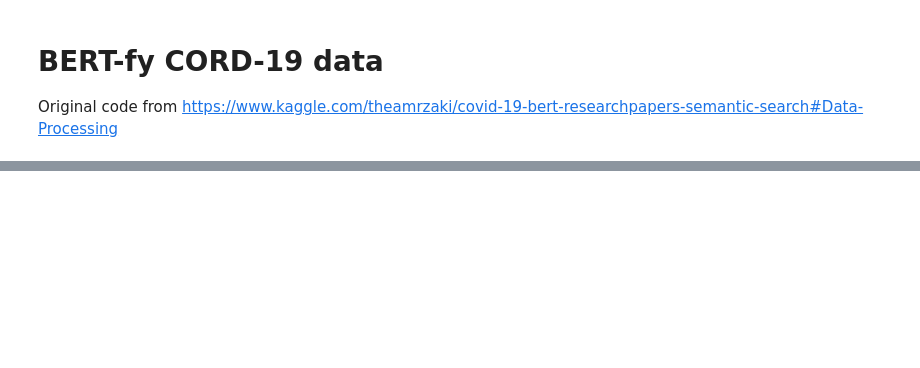
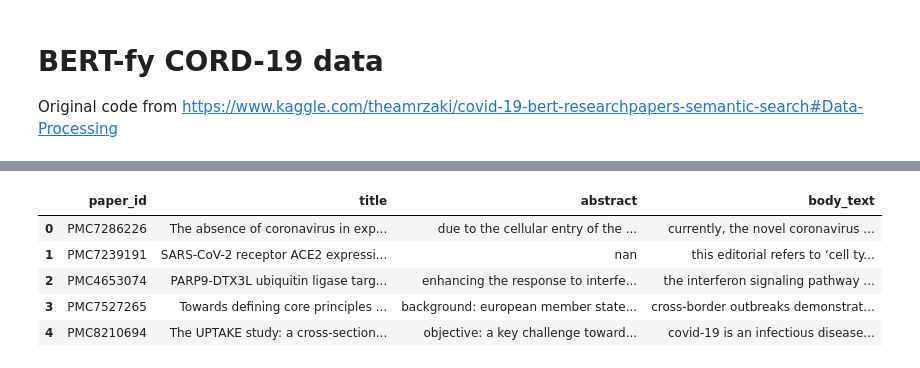
Before and after one commit to ShutDownMan/CovidMap, a Jupyter notebook: notebooks/BERT-fy.ipynb, the cells around one changed output, grey strips where cells are left out. Drawn from its saved outputs; the diff is of its cells as text; code cells hidden in the pictures; blank space fills up the shorter version.

```diff
--- a/notebooks/BERT-fy.ipynb
+++ b/notebooks/BERT-fy.ipynb
@@ -188,30 +213,37 @@ saveProgress()
 # %%
 from dask import dataframe as dd
 import re
 
 
 def lower_case(input_str):
     input_str = input_str.lower()
     return input_str
 
 
 df_covid = dd.read_csv(f'{data_path}/df_covid.csv')
 
 df_covid['title'] = df_covid['title'].astype(str)
 df_covid['body_text'] = df_covid['body_text'].astype(str)
 df_covid['abstract'] = df_covid['abstract'].astype(str)
 
-df_covid['abstract'] = df_covid['abstract'].apply(
-    lambda x: re.sub('[^a-zA-z0-9\s]', '', x), meta=('abstract', 'str'))
-df_covid['body_text'] = df_covid['body_text'].apply(
-    lambda x: re.sub('[^a-zA-z0-9\s]', '', x), meta=('body_text', 'str'))
+# df_covid['abstract'] = df_covid['abstract'].apply(
+#     lambda x: re.sub('[^a-zA-z0-9\s<>]', '', x), meta=('abstract', 'str'))
+# df_covid['body_text'] = df_covid['body_text'].apply(
+#     lambda x: re.sub('[^a-zA-z0-9\s<>]', '', x), meta=('body_text', 'str'))
 
 df_covid['abstract'] = df_covid['abstract'].apply(
     lambda x: lower_case(x), meta=('abstract', 'str'))
 df_covid['body_text'] = df_covid['body_text'].apply(
     lambda x: lower_case(x), meta=('body_text', 'str'))
 
 df_covid.head()
+# %% [output]
+|  | paper_id | title | abstract | body_text |
+| 0 | PMC7286226 | The absence of coronavirus in exp... | due to the cellular entry of the ... | currently, the novel coronavirus ... |
+| 1 | PMC7239191 | SARS-CoV-2 receptor ACE2 expressi... | nan | this editorial refers to ‘cell ty... |
+| 2 | PMC4653074 | PARP9-DTX3L ubiquitin ligase targ... | enhancing the response to interfe... | the interferon signaling pathway ... |
+| 3 | PMC7527265 | Towards defining core principles ... | background: european member state... | cross-border outbreaks demonstrat... |
+| 4 | PMC8210694 | The UPTAKE study: a cross-section... | objective: a key challenge toward... | covid-19 is an infectious disease... |
 # %%
 df_covid.to_csv(f'{data_path}/df_covid_preprocessed.csv', single_file=True, compute=True, index=False)
 
```
Also changed, not shown: parts of 8 cells of this notebook, 5 other files.
